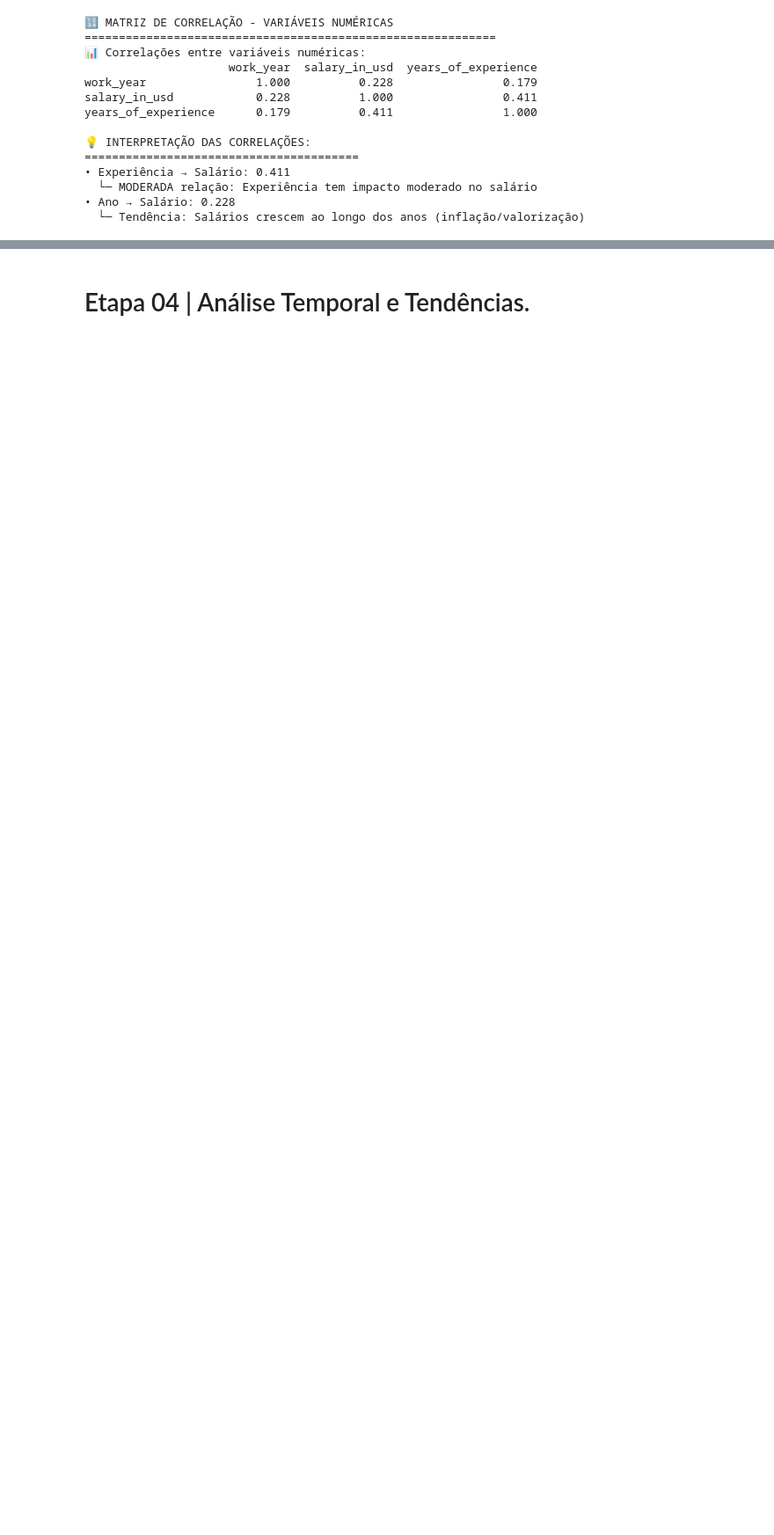
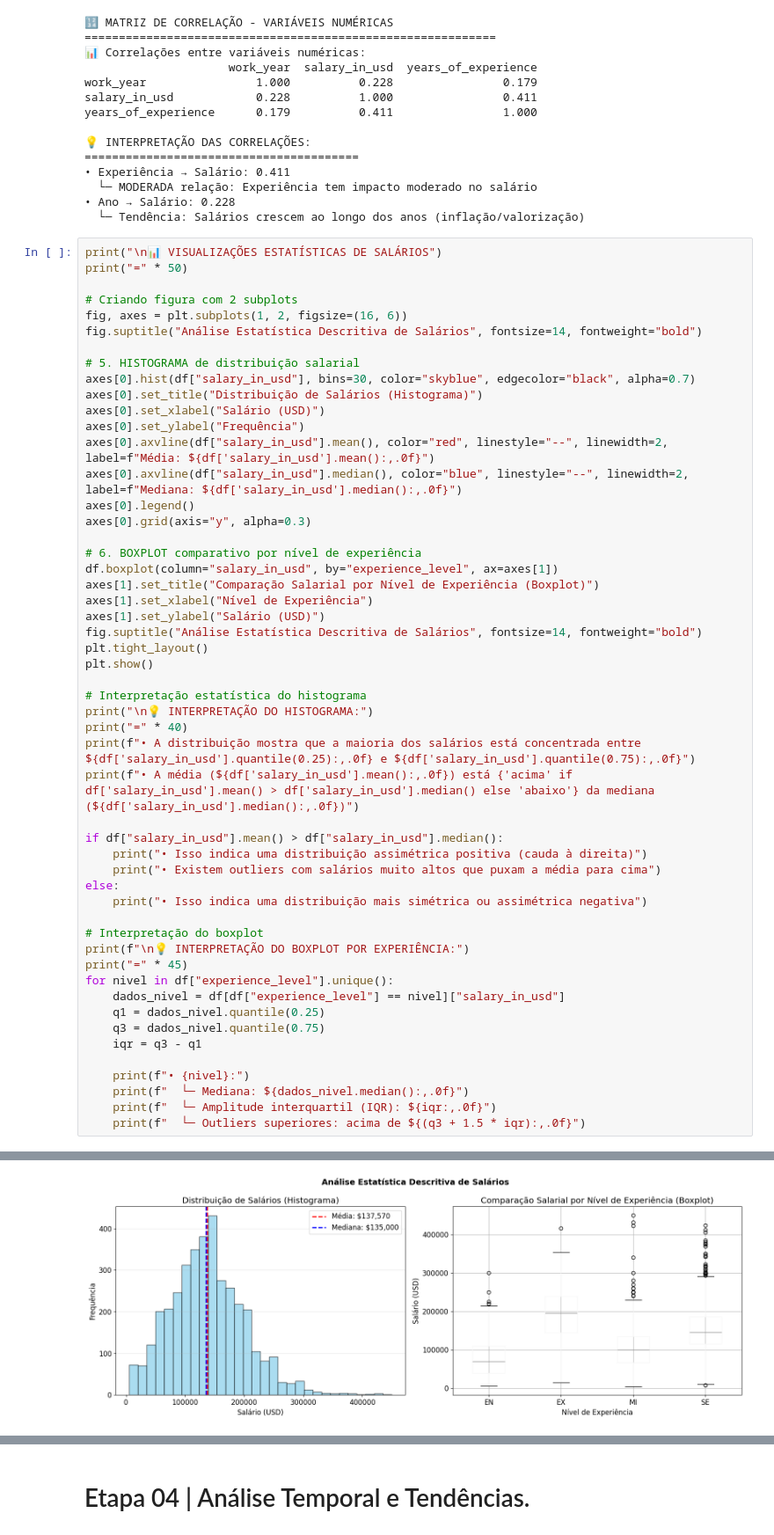
Before and after one commit to Laurentius96/Statistical_Analysis_of_Salaries_in_Data, a Jupyter notebook: main.ipynb, the cells around one changed output, grey strips where cells are left out. Shown at 88% size. Saved outputs shown, nothing was run; the diff lists cells and outputs as text; blank space fills up the shorter version.

```diff
--- a/main.ipynb
+++ b/main.ipynb
@@ -835,3 +835,56 @@ years_of_experience      0.179          0.411                1.000
   └─ MODERADA relação: Experiência tem impacto moderado no salário
 • Ano → Salário: 0.228
   └─ Tendência: Salários crescem ao longo dos anos (inflação/valorização)
+# %%
+print("\n📊 VISUALIZAÇÕES ESTATÍSTICAS DE SALÁRIOS")
+print("=" * 50)
+
+# Criando figura com 2 subplots
+fig, axes = plt.subplots(1, 2, figsize=(16, 6))
+fig.suptitle("Análise Estatística Descritiva de Salários", fontsize=14, fontweight="bold")
+
+# 5. HISTOGRAMA de distribuição salarial
+axes[0].hist(df["salary_in_usd"], bins=30, color="skyblue", edgecolor="black", alpha=0.7)
+axes[0].set_title("Distribuição de Salários (Histograma)")
+axes[0].set_xlabel("Salário (USD)")
+axes[0].set_ylabel("Frequência")
+axes[0].axvline(df["salary_in_usd"].mean(), color="red", linestyle="--", linewidth=2, label=f"Média: ${df['salary_in_usd'].mean():,.0f}")
+axes[0].axvline(df["salary_in_usd"].median(), color="blue", linestyle="--", linewidth=2, label=f"Mediana: ${df['salary_in_usd'].median():,.0f}")
+axes[0].legend()
+axes[0].grid(axis="y", alpha=0.3)
+
+# 6. BOXPLOT comparativo por nível de experiência
+df.boxplot(column="salary_in_usd", by="experience_level", ax=axes[1])
+axes[1].set_title("Comparação Salarial por Nível de Experiência (Boxplot)")
+axes[1].set_xlabel("Nível de Experiência")
+axes[1].set_ylabel("Salário (USD)")
+fig.suptitle("Análise Estatística Descritiva de Salários", fontsize=14, fontweight="bold")
+plt.tight_layout()
+plt.show()
+
+# Interpretação estatística do histograma
+print("\n💡 INTERPRETAÇÃO DO HISTOGRAMA:")
+print("=" * 40)
+print(f"• A distribuição mostra que a maioria dos salários está concentrada entre ${df['salary_in_usd'].quantile(0.25):,.0f} e ${df['salary_in_usd'].quantile(0.75):,.0f}")
+print(f"• A média (${df['salary_in_usd'].mean():,.0f}) está {'acima' if df['salary_in_usd'].mean() > df['salary_in_usd'].median() else 'abaixo'} da mediana (${df['salary_in_usd'].median():,.0f})")
+
+if df["salary_in_usd"].mean() > df["salary_in_usd"].median():
+    print("• Isso indica uma distribuição assimétrica positiva (cauda à direita)")
+    print("• Existem outliers com salários muito altos que puxam a média para cima")
+else:
+    print("• Isso indica uma distribuição mais simétrica ou assimétrica negativa")
+
+# Interpretação do boxplot
+print(f"\n💡 INTERPRETAÇÃO DO BOXPLOT POR EXPERIÊNCIA:")
+print("=" * 45)
+for nivel in df["experience_level"].unique():
+    dados_nivel = df[df["experience_level"] == nivel]["salary_in_usd"]
+    q1 = dados_nivel.quantile(0.25)
+    q3 = dados_nivel.quantile(0.75)
+    iqr = q3 - q1
+
+    print(f"• {nivel}:")
+    print(f"  └─ Mediana: ${dados_nivel.median():,.0f}")
+    print(f"  └─ Amplitude interquartil (IQR): ${iqr:,.0f}")
+    print(f"  └─ Outliers superiores: acima de ${(q3 + 1.5 * iqr):,.0f}")
+# %% [output]
@@ -837,0 +893 @@ years_of_experience      0.179          0.411                1.000
+[figure, added]
```
Also changed, not shown: parts of 1 cell of this notebook.
